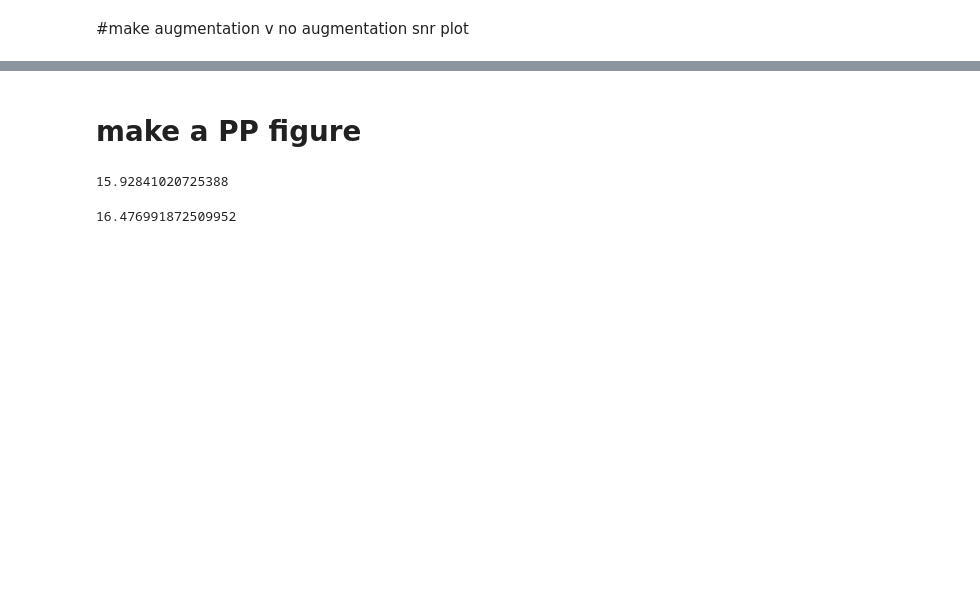
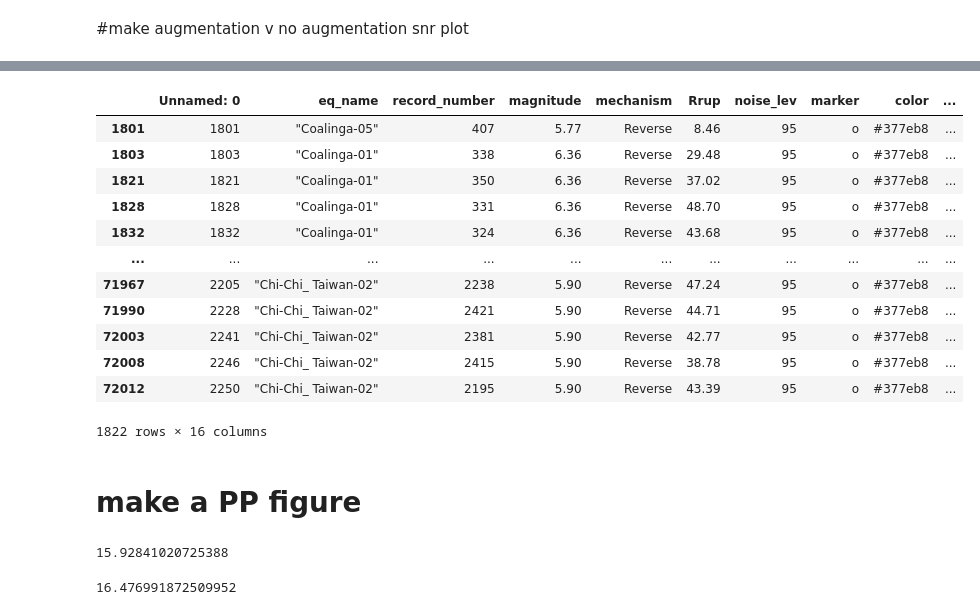
Before and after one commit to timdittmann/psuedosynth_gnss_velocities, a Jupyter notebook: notebooks/mkfigs/snr_augplot.ipynb, the cells around one changed output, grey strips where cells are left out. Drawn from its saved outputs; the diff is of its cells as text; code cells hidden in the pictures; blank space fills up the shorter version.

```diff
--- a/notebooks/mkfigs/snr_augplot.ipynb
+++ b/notebooks/mkfigs/snr_augplot.ipynb
@@ -161,3 +162,19 @@ plt.savefig('figs/augmentation_pp.png',dpi=200)
+# %%
+tmp
+# %% [output]
+|  | Unnamed: 0 | eq_name | record_number | magnitude | mechanism | Rrup | noise_lev | marker | color | ... |
+| 1801 | 1801 | "Coalinga-05" | 407 | 5.77 | Reverse | 8.46 | 95 | o | #377eb8 | ... |
+| 1803 | 1803 | "Coalinga-01" | 338 | 6.36 | Reverse | 29.48 | 95 | o | #377eb8 | ... |
+| 1821 | 1821 | "Coalinga-01" | 350 | 6.36 | Reverse | 37.02 | 95 | o | #377eb8 | ... |
+| 1828 | 1828 | "Coalinga-01" | 331 | 6.36 | Reverse | 48.70 | 95 | o | #377eb8 | ... |
+| 1832 | 1832 | "Coalinga-01" | 324 | 6.36 | Reverse | 43.68 | 95 | o | #377eb8 | ... |
+| ... | ... | ... | ... | ... | ... | ... | ... | ... | ... | ... |
+| 71967 | 2205 | "Chi-Chi_ Taiwan-02" | 2238 | 5.90 | Reverse | 47.24 | 95 | o | #377eb8 | ... |
+| 71990 | 2228 | "Chi-Chi_ Taiwan-02" | 2421 | 5.90 | Reverse | 44.71 | 95 | o | #377eb8 | ... |
+| 72003 | 2241 | "Chi-Chi_ Taiwan-02" | 2381 | 5.90 | Reverse | 42.77 | 95 | o | #377eb8 | ... |
+| 72008 | 2246 | "Chi-Chi_ Taiwan-02" | 2415 | 5.90 | Reverse | 38.78 | 95 | o | #377eb8 | ... |
+| 72012 | 2250 | "Chi-Chi_ Taiwan-02" | 2195 | 5.90 | Reverse | 43.39 | 95 | o | #377eb8 | ... |
+1822 rows × 16 columns
 # %% [markdown]
 # make a PP figure
 # %%
```
Also changed, not shown: parts of 5 cells of this notebook, 4 other files.
